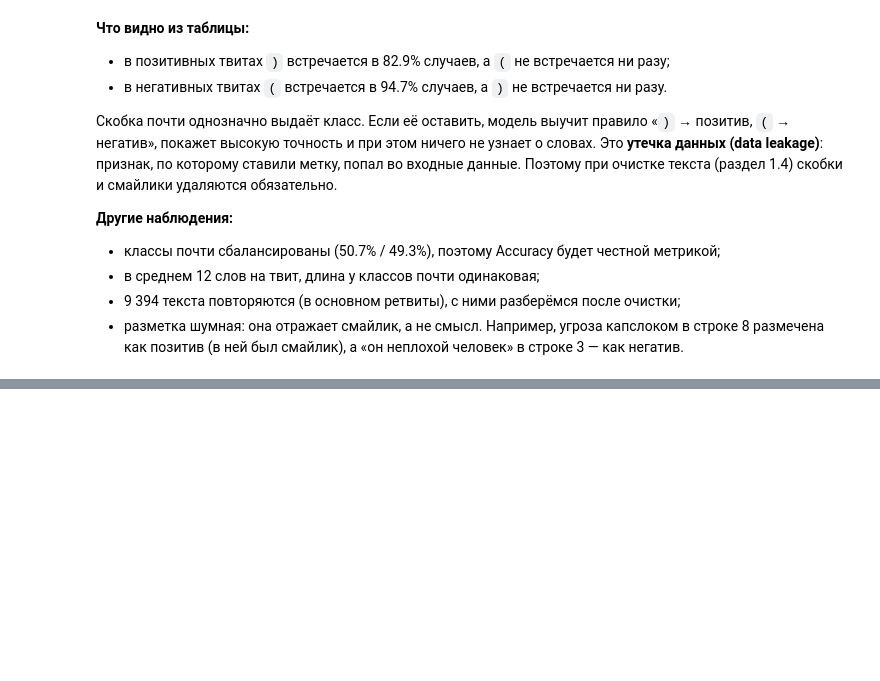
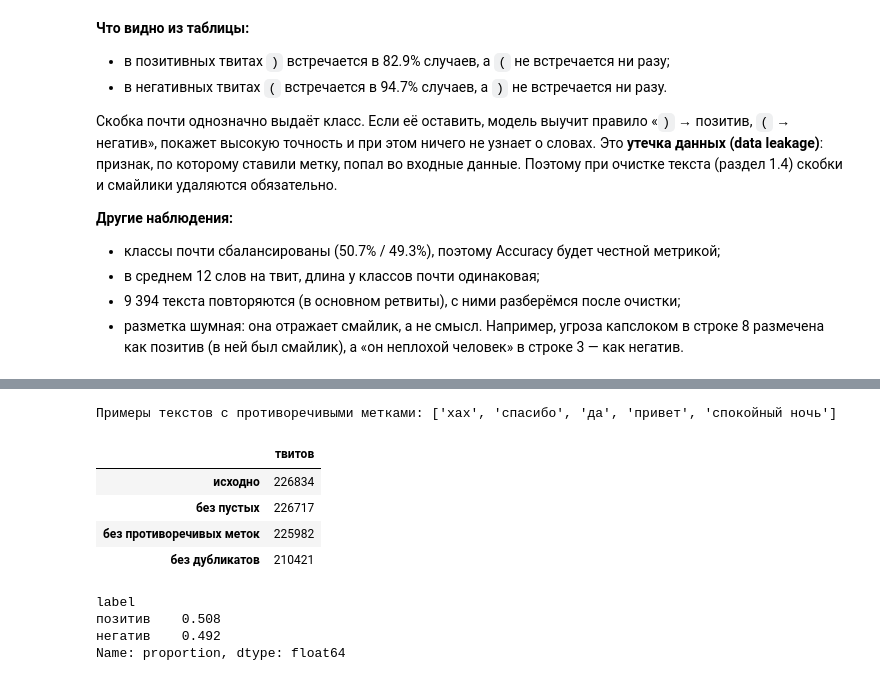
Before and after one commit to Andrey-Yurchuk/sentiment-analysis, a Jupyter notebook: notebooks/sentiment_tfidf_mlp.ipynb, the cells around one changed output, grey strips where cells are left out. Saved outputs shown, nothing was run; the diff lists cells and outputs as text; code cells hidden in the pictures; blank space fills up the shorter version.

```diff
--- a/notebooks/sentiment_tfidf_mlp.ipynb
+++ b/notebooks/sentiment_tfidf_mlp.ipynb
@@ -184,0 +331,29 @@ brackets
+# %%
+stats = {'исходно': len(df)}
+
+df = df[df['lemma'] != '']
+stats['без пустых'] = len(df)
+
+conflicting = df.groupby('lemma')['label'].transform('nunique') > 1
+print('Примеры текстов с противоречивыми метками:', df.loc[conflicting, 'lemma'].value_counts().head(5).index.tolist())
+df = df[~conflicting]
+stats['без противоречивых меток'] = len(df)
+
+df = df.drop_duplicates(subset='lemma').reset_index(drop=True)
+stats['без дубликатов'] = len(df)
+
+pd.Series(stats, name='твитов').to_frame()
+# %% [output]
+Примеры текстов с противоречивыми метками: ['хах', 'спасибо', 'да', 'привет', 'спокойный ночь']
+|  | твитов |
+| исходно | 226834 |
+| без пустых | 226717 |
+| без противоречивых меток | 225982 |
+| без дубликатов | 210421 |
+# %%
+df['label'].value_counts(normalize=True).rename(index=LABEL_NAMES).round(3)
+# %% [output]
+label
+позитив    0.508
+негатив    0.492
+Name: proportion, dtype: float64
```
Also changed, not shown: parts of 11 cells of this notebook.
